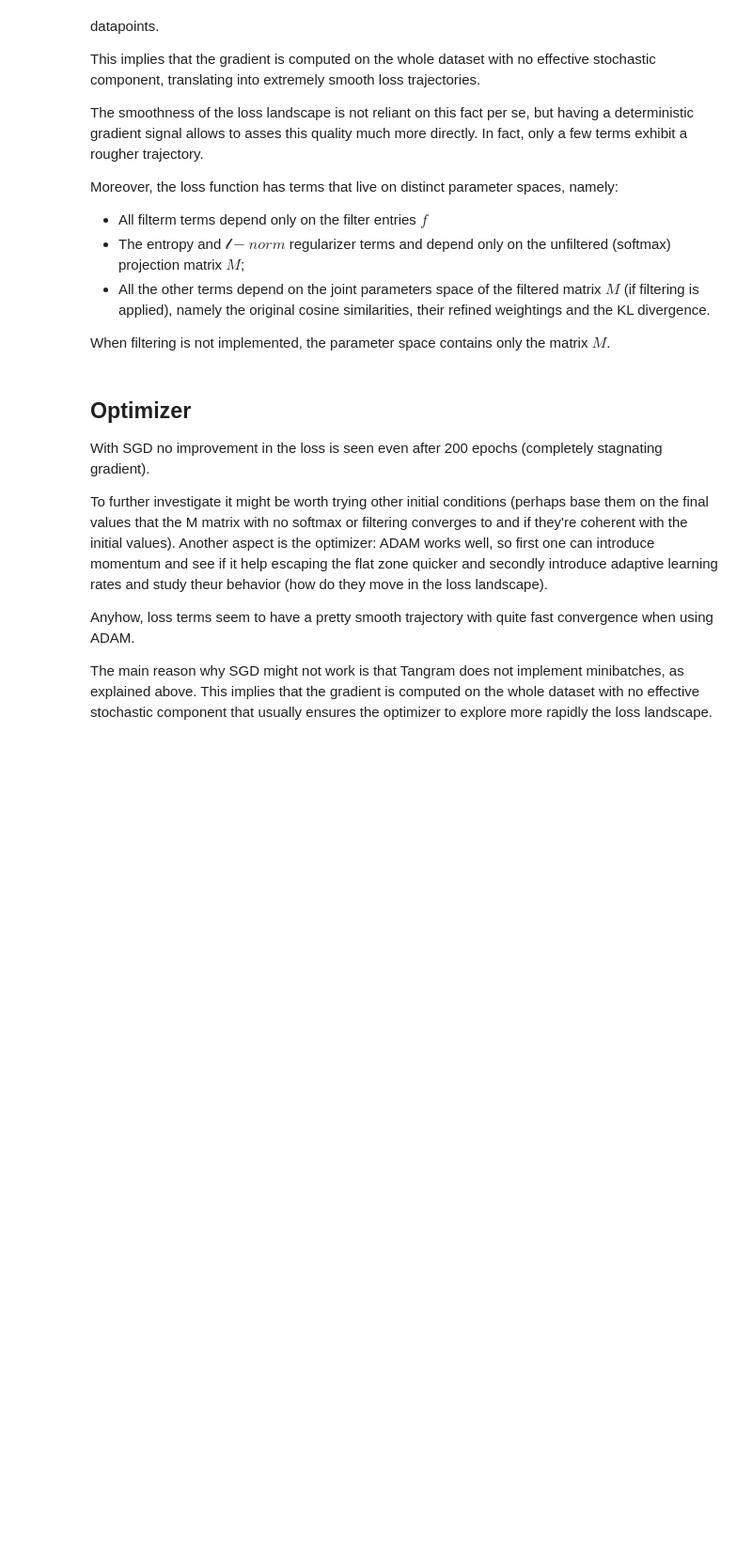
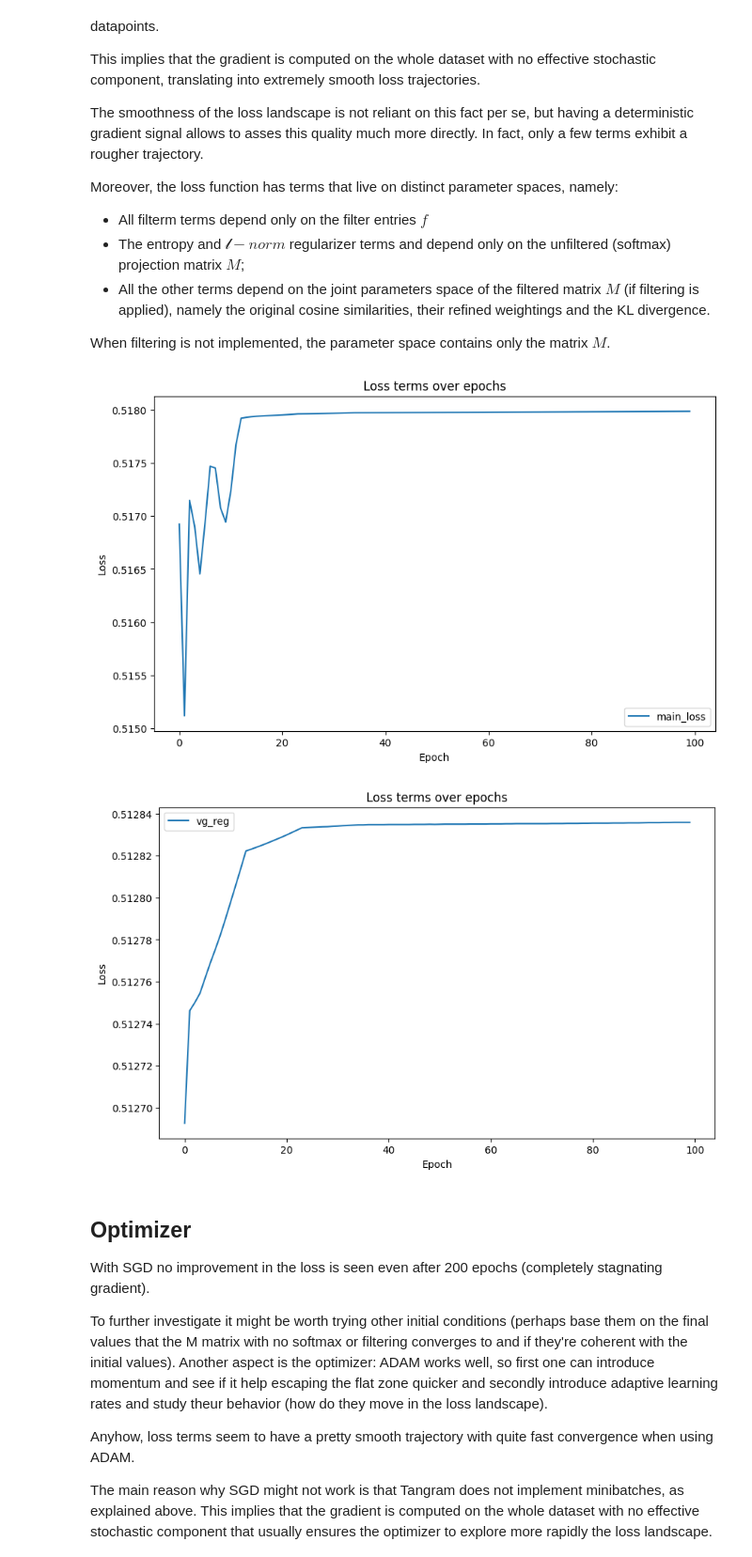
Before and after one commit to enric-bazz/Tangram, a Jupyter notebook: MyNotebooks/tangramlit_sensitivity_analysis.ipynb, the cells around one changed output. Shown at 94% size. Cells and saved outputs as stored; diff of their text form; code cells hidden in the pictures; blank space fills up the shorter version.

```diff
--- a/MyNotebooks/tangramlit_sensitivity_analysis.ipynb
+++ b/MyNotebooks/tangramlit_sensitivity_analysis.ipynb
@@ -272,6 +305,14 @@ Moreover, the loss function has terms that live on distinct parameter spaces, na
 *  All the other terms depend on the joint parameters space of the filtered matrix $M$ (if filtering is applied), namely the original cosine similarities, their refined weightings and the KL divergence.
 
 When filtering is not implemented, the parameter space contains only the matrix $M$.
+# %%
+# Plot main loss
+tg.plot_loss_term(adata_map=ad_map_vanilla, loss_key="main_loss", lambda_scale=False)
+# Plot voxels/genes term
+tg.plot_loss_term(adata_map=ad_map_vanilla, loss_key="vg_reg", lambda_scale=False)
+# %% [output]
+[figure, added]
+[figure, added]
 # %% [markdown]
 ## Optimizer
 With SGD no improvement in the loss is seen even after 200 epochs (completely stagnating gradient).
```
Also changed, not shown: parts of 12 cells of this notebook.
